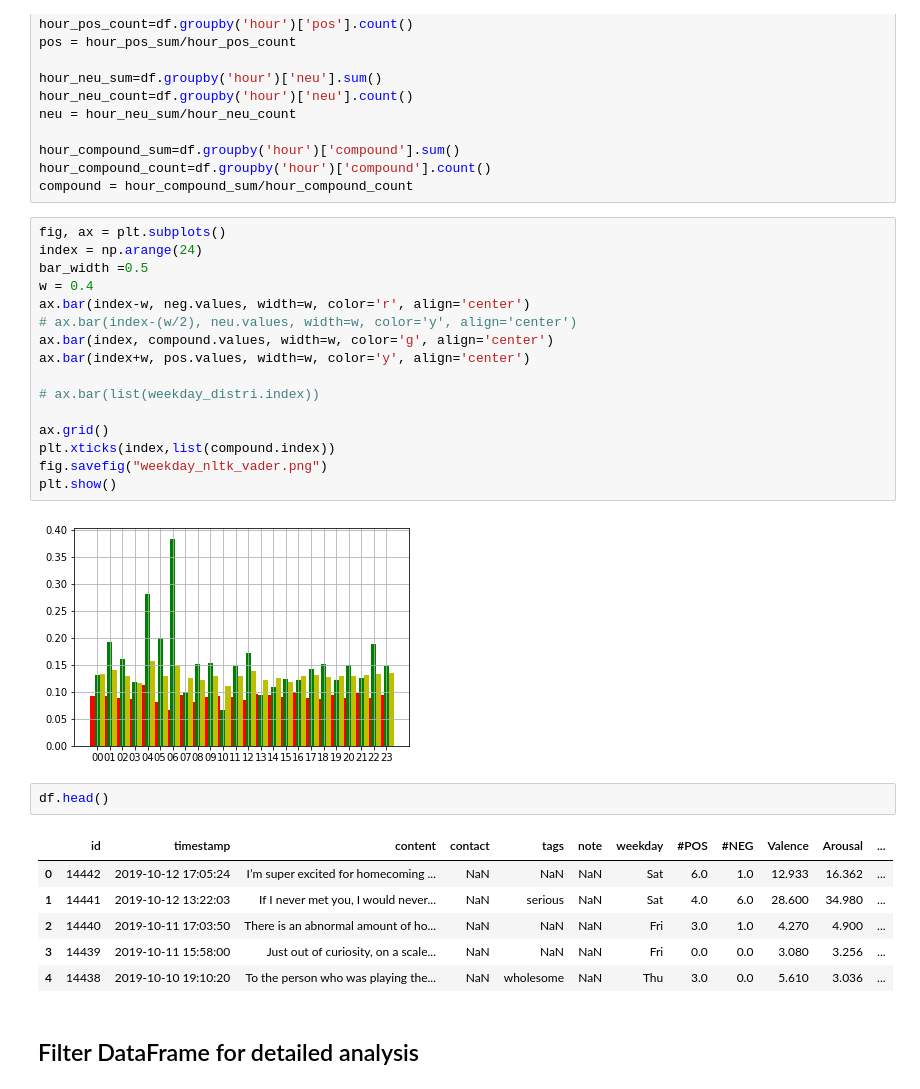
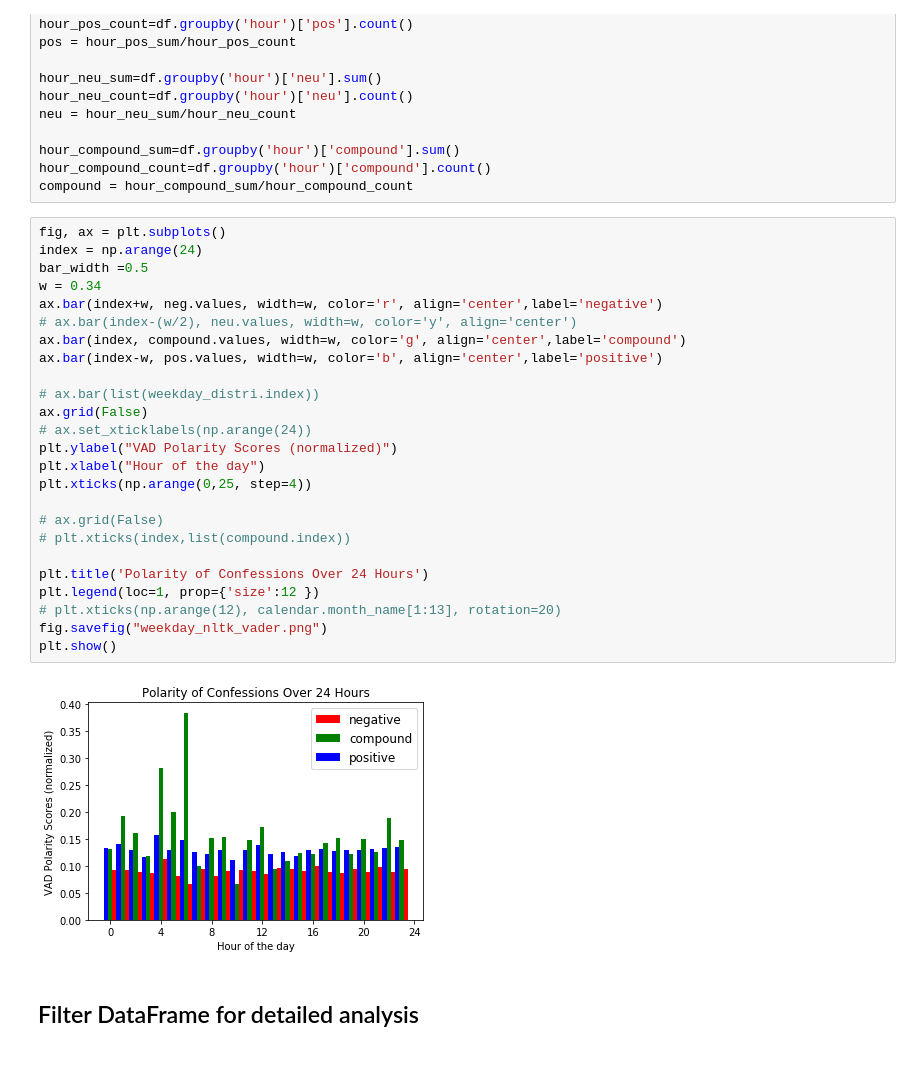
Before and after one commit to tyfarnan/UCSD_Wellness, a Jupyter notebook: analysis/NEW_sentiment analysis.ipynb, the cells around one changed output. Saved outputs shown, nothing was run; the diff lists cells and outputs as text; blank space fills up the shorter version.

```diff
--- a/analysis/NEW_sentiment analysis.ipynb
+++ b/analysis/NEW_sentiment analysis.ipynb
@@ -370,30 +374,30 @@ compound = hour_compound_sum/hour_compound_count
 # %%
 fig, ax = plt.subplots()
 index = np.arange(24)
 bar_width =0.5
-w = 0.4
-ax.bar(index-w, neg.values, width=w, color='r', align='center')
+w = 0.34
+ax.bar(index+w, neg.values, width=w, color='r', align='center',label='negative')
 # ax.bar(index-(w/2), neu.values, width=w, color='y', align='center')
-ax.bar(index, compound.values, width=w, color='g', align='center')
-ax.bar(index+w, pos.values, width=w, color='y', align='center')
+ax.bar(index, compound.values, width=w, color='g', align='center',label='compound')
+ax.bar(index-w, pos.values, width=w, color='b', align='center',label='positive')
 
 # ax.bar(list(weekday_distri.index))
+ax.grid(False)
+# ax.set_xticklabels(np.arange(24))
+plt.ylabel("VAD Polarity Scores (normalized)")
+plt.xlabel("Hour of the day")
+plt.xticks(np.arange(0,25, step=4))
 
-ax.grid()
-plt.xticks(index,list(compound.index))
+# ax.grid(False)
+# plt.xticks(index,list(compound.index))
+
+plt.title('Polarity of Confessions Over 24 Hours')
+plt.legend(loc=1, prop={'size':12 })
+# plt.xticks(np.arange(12), calendar.month_name[1:13], rotation=20)
 fig.savefig("weekday_nltk_vader.png")
 plt.show()
 # %% [output]
-[figure, old version]
+[figure, new version]
-# %%
-df.head()
-# %% [output]
-|  | id | timestamp | content | contact | tags | note | weekday | #POS | #NEG | Valence | Arousal | ... |
-| 0 | 14442 | 2019-10-12 17:05:24 | I’m super excited for homecoming ... | NaN | NaN | NaN | Sat | 6.0 | 1.0 | 12.933 | 16.362 | ... |
-| 1 | 14441 | 2019-10-12 13:22:03 | If I never met you, I would never... | NaN | serious | NaN | Sat | 4.0 | 6.0 | 28.600 | 34.980 | ... |
-| 2 | 14440 | 2019-10-11 17:03:50 | There is an abnormal amount of ho... | NaN | NaN | NaN | Fri | 3.0 | 1.0 | 4.270 | 4.900 | ... |
-| 3 | 14439 | 2019-10-11 15:58:00 | Just out of curiosity, on a scale... | NaN | NaN | NaN | Fri | 0.0 | 0.0 | 3.080 | 3.256 | ... |
-| 4 | 14438 | 2019-10-10 19:10:20 | To the person who was playing the... | NaN | wholesome | NaN | Thu | 3.0 | 0.0 | 5.610 | 3.036 | ... |
 # %% [markdown]
 ## Filter DataFrame for detailed analysis
 # %% [markdown]
```
Also changed, not shown: parts of 16 cells of this notebook, 12 other files.
